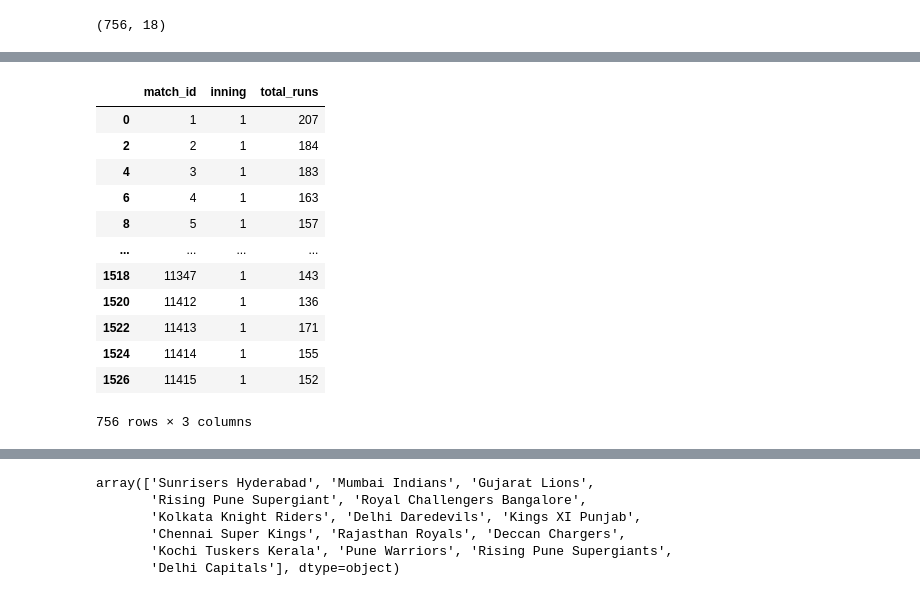
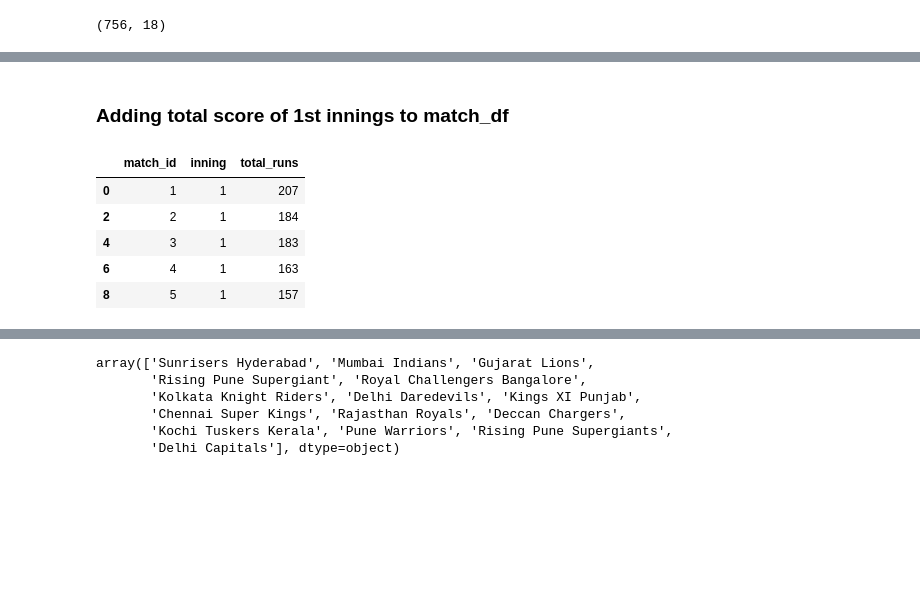
Before and after one commit to akashpatil1996/IPL_win_predictor, a Jupyter notebook: IPL_win_predictor.ipynb, the cells around one changed output, grey strips where cells are left out. Cells and saved outputs as stored; diff of their text form; code cells hidden in the pictures; blank space fills up the shorter version.

```diff
--- a/IPL_win_predictor.ipynb
+++ b/IPL_win_predictor.ipynb
@@ -30,23 +32,18 @@ delivery.head()
+# %% [markdown]
+### Adding total score of 1st innings to match_df
 # %%
 total_score_df = delivery.groupby(['match_id','inning']).sum()['total_runs'].reset_index()
 # %%
 total_score_df = total_score_df[total_score_df['inning'] == 1]
 # %%
-total_score_df
+total_score_df.head()
 # %% [output]
 |  | match_id | inning | total_runs |
 | 0 | 1 | 1 | 207 |
 | 2 | 2 | 1 | 184 |
 | 4 | 3 | 1 | 183 |
 | 6 | 4 | 1 | 163 |
 | 8 | 5 | 1 | 157 |
-| ... | ... | ... | ... |
-| 1518 | 11347 | 1 | 143 |
-| 1520 | 11412 | 1 | 136 |
-| 1522 | 11413 | 1 | 171 |
-| 1524 | 11414 | 1 | 155 |
-| 1526 | 11415 | 1 | 152 |
-756 rows × 3 columns
 # %%
 match_df = match.merge(total_score_df[['match_id','total_runs']],left_on='id',right_on='match_id')
 # %%
```
Also changed, not shown: parts of 33 cells of this notebook.
